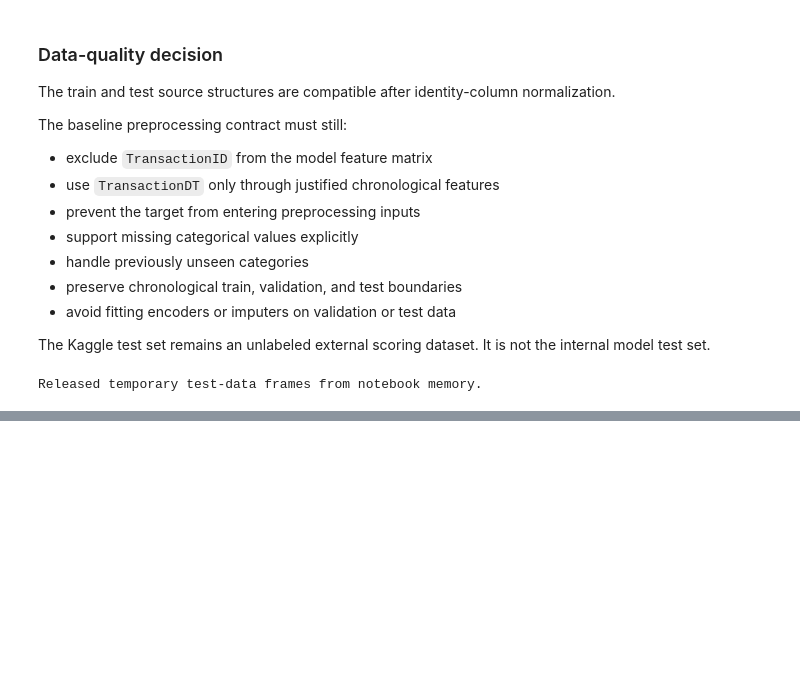
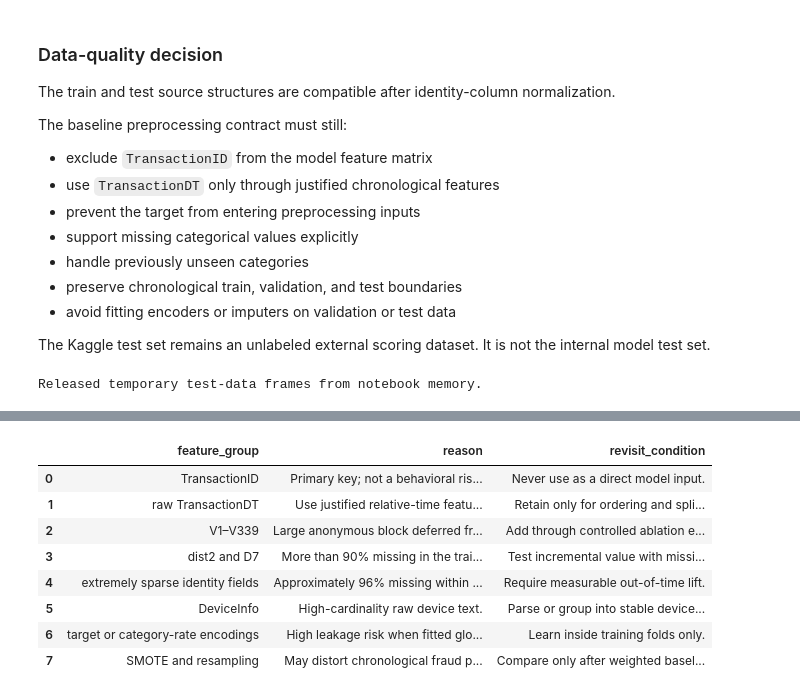
Before and after one commit to kivancfk/riskflow-payguard, a Jupyter notebook: notebooks/01_eda.ipynb, the cells around one changed output, grey strips where cells are left out. Drawn from its saved outputs; the diff is of its cells as text; code cells hidden in the pictures; blank space fills up the shorter version.

Commit message:
feat: define baseline fraud feature contract

```diff
--- a/notebooks/01_eda.ipynb
+++ b/notebooks/01_eda.ipynb
@@ -2411,0 +2752,93 @@ Released temporary test-data frames from notebook memory.
+# %%
+deferred_feature_groups = pd.DataFrame(
+    [
+        {
+            "feature_group": "TransactionID",
+            "reason": (
+                "Primary key; not a behavioral risk feature."
+            ),
+            "revisit_condition": "Never use as a direct model input.",
+        },
+        {
+            "feature_group": "raw TransactionDT",
+            "reason": (
+                "Use justified relative-time features instead."
+            ),
+            "revisit_condition": (
+                "Retain only for ordering and split logic."
+            ),
+        },
+        {
+            "feature_group": "V1–V339",
+            "reason": (
+                "Large anonymous block deferred from the "
+                "compact baseline."
+            ),
+            "revisit_condition": (
+                "Add through controlled ablation experiments."
+            ),
+        },
+        {
+            "feature_group": "dist2 and D7",
+            "reason": (
+                "More than 90% missing in the training data."
+            ),
+            "revisit_condition": (
+                "Test incremental value with missing indicators."
+            ),
+        },
+        {
+            "feature_group": (
+                "extremely sparse identity fields"
+            ),
+            "reason": (
+                "Approximately 96% missing within the "
+                "identity table."
+            ),
+            "revisit_condition": (
+                "Require measurable out-of-time lift."
+            ),
+        },
+        {
+            "feature_group": "DeviceInfo",
+            "reason": (
+                "High-cardinality raw device text."
+            ),
+            "revisit_condition": (
+                "Parse or group into stable device families."
+            ),
+        },
+        {
+            "feature_group": (
+                "target or category-rate encodings"
+            ),
+            "reason": (
+                "High leakage risk when fitted globally."
+            ),
+            "revisit_condition": (
+                "Learn inside training folds only."
+            ),
+        },
+        {
+            "feature_group": "SMOTE and resampling",
+            "reason": (
+                "May distort chronological fraud prevalence."
+            ),
+            "revisit_condition": (
+                "Compare only after weighted baseline results."
+            ),
+        },
+    ]
+)
+
+display(deferred_feature_groups)
+# %% [output]
+|  | feature_group | reason | revisit_condition |
+| 0 | TransactionID | Primary key; not a behavioral ris... | Never use as a direct model input. |
+| 1 | raw TransactionDT | Use justified relative-time featu... | Retain only for ordering and spli... |
+| 2 | V1–V339 | Large anonymous block deferred fr... | Add through controlled ablation e... |
+| 3 | dist2 and D7 | More than 90% missing in the trai... | Test incremental value with missi... |
+| 4 | extremely sparse identity fields | Approximately 96% missing within ... | Require measurable out-of-time lift. |
+| 5 | DeviceInfo | High-cardinality raw device text. | Parse or group into stable device... |
+| 6 | target or category-rate encodings | High leakage risk when fitted glo... | Learn inside training folds only. |
+| 7 | SMOTE and resampling | May distort chronological fraud p... | Compare only after weighted basel... |
```
Also changed, not shown: parts of 8 cells of this notebook.
